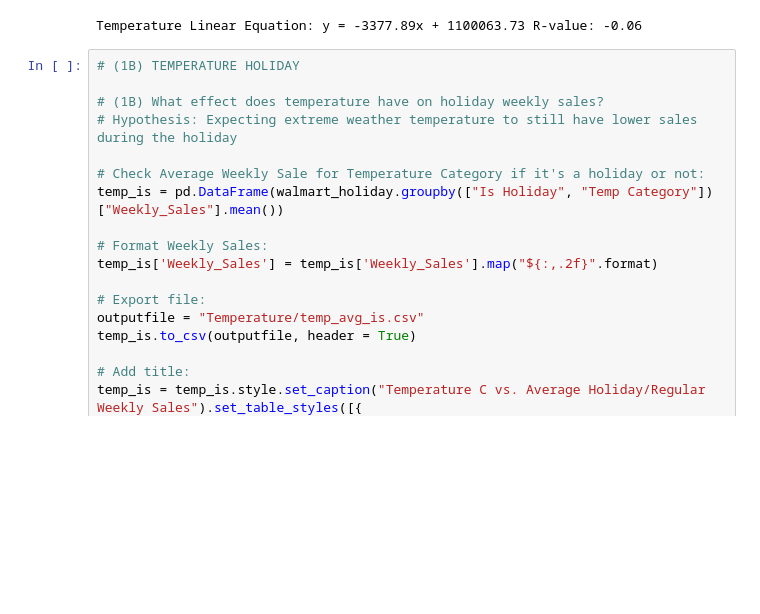
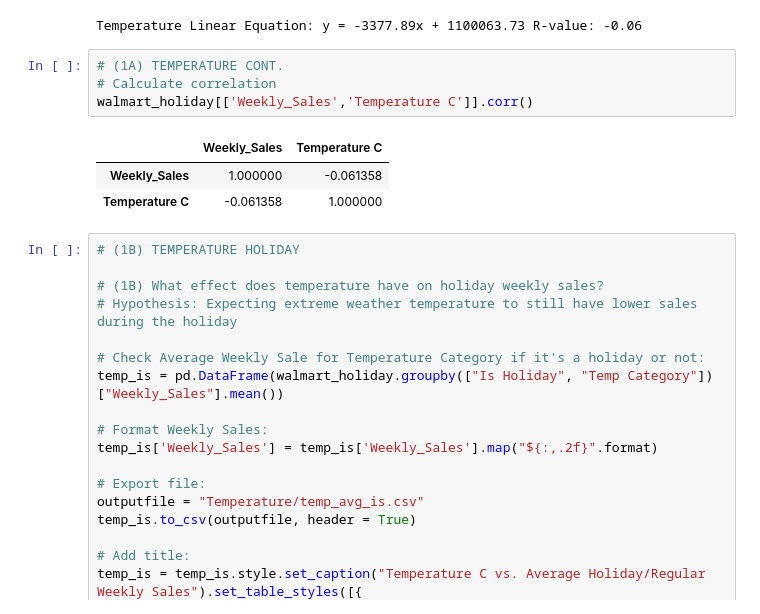
Before and after one commit to beckyydo/Project-1, a Jupyter notebook: 3notebook.ipynb, the cells around one changed output. Saved outputs shown, nothing was run; the diff lists cells and outputs as text; blank space fills up the shorter version.

```diff
--- a/3notebook.ipynb
+++ b/3notebook.ipynb
@@ -251,6 +273,14 @@ print("Temperature Linear Equation:", line_eq, "R-value:",round(rvalue,2))
 ## Linear regression is not a good model for the two variables
 # %% [output]
 Temperature Linear Equation: y = -3377.89x + 1100063.73 R-value: -0.06
+# %%
+# (1A) TEMPERATURE CONT.
+# Calculate correlation
+walmart_holiday[['Weekly_Sales','Temperature C']].corr()
+# %% [output]
+|  | Weekly_Sales | Temperature C |
+| Weekly_Sales | 1.000000 | -0.061358 |
+| Temperature C | -0.061358 | 1.000000 |
 # %%
 # (1B) TEMPERATURE HOLIDAY
 
```
Also changed, not shown: parts of 4 cells of this notebook.
